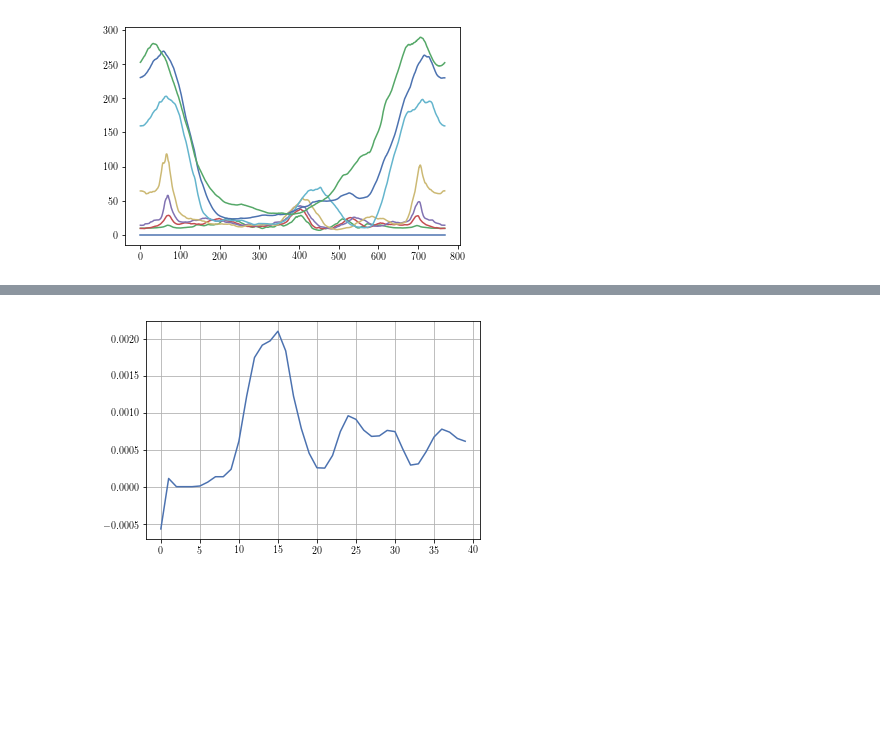
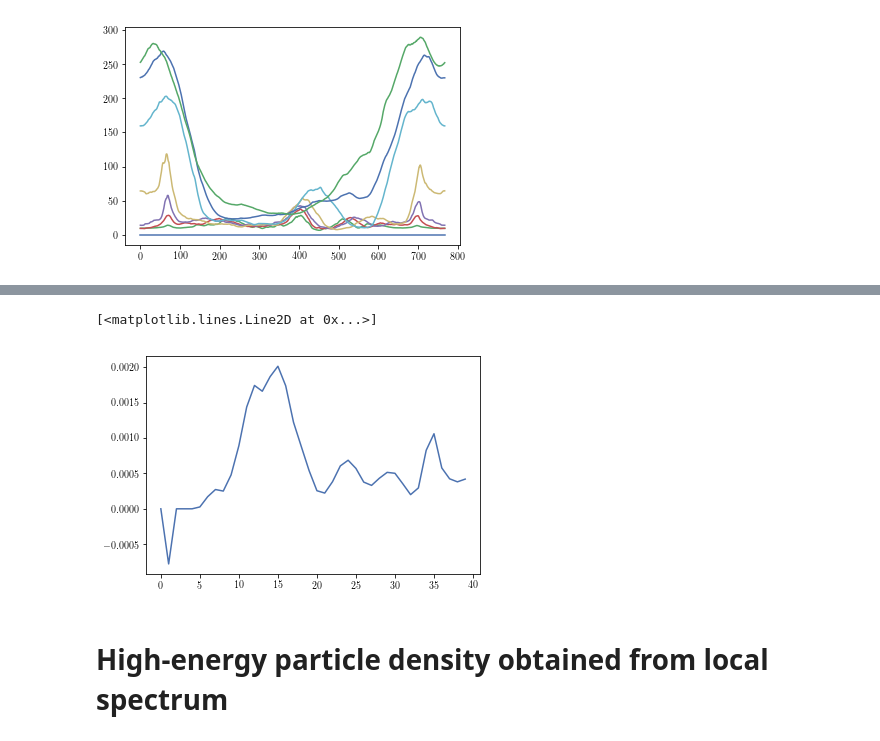
Before and after one commit to xiaocanli/Post-Analysis-VPIC, a Jupyter notebook: python/cori_3d.ipynb, the cells around one changed output, grey strips where cells are left out. Cells and saved outputs as stored; diff of their text form; code cells hidden in the pictures; blank space fills up the shorter version.

```diff
--- a/python/cori_3d.ipynb
+++ b/python/cori_3d.ipynb
@@ -368,0 +522,32 @@ p5, = plt.plot(ne_tot_x[39])
+# %%
+for cl in cs.collections:
+    len_max = 0
+    max_index = 0
+    for index, p in enumerate(cl.get_paths()):
+        v = p.vertices
+        if len(v) > len_max and np.min(v[:, 0] > 10):
+            len_max = len(v)
+            max_index = index
+v = cl.get_paths()[max_index].vertices
+print("Maximum length %d" % len_max)
+print("Minimum time %f" % np.min(v[:, 1]))
+if 'bg0.2' in pic_run:
+    plt.plot(v[:, 0], v[:, 1])
+    f = interpolate.interp1d(v[700:, 1], v[700:, 0])
+    ynew = np.arange(12, 40, 1)
+    xnew1 = np.ceil(f(ynew)).astype(int)
+    plt.plot(v[700:, 0], v[700:, 1], 'o', xnew1, ynew, '-')
+    f = interpolate.interp1d(v[:300, 1], v[:300, 0])
+    ynew = np.arange(12, 40, 1)
+    xnew2 = np.floor(f(ynew)).astype(int)
+    plt.plot(v[:300, 0], v[:300, 1], 'o', xnew2, ynew, '-')
+else:
+    plt.plot(v[:, 0], v[:, 1])
+    f = interpolate.interp1d(v[600:, 1], v[600:, 0])
+    ynew = np.arange(12, 40, 1)
+    xnew1 = np.ceil(f(ynew)).astype(int)
+    plt.plot(v[600:, 0], v[600:, 1], 'o', xnew1, ynew, '-')
+    f = interpolate.interp1d(v[:500, 1], v[:500, 0])
+    ynew = np.arange(12, 40, 1)
+    xnew2 = np.floor(f(ynew)).astype(int)
+    plt.plot(v[:500, 0], v[:500, 1], 'o', xnew2, ynew, '-')
@@ -420,9 +633,17 @@ ne_high_tot = np.sum(np.sum(ne_high_x[:, 2:], axis=2), axis=1)
 # %%
+ne_high_tot = np.sum(np.sum(ne_high_x[:, 2:], axis=2), axis=1)
 dtf = pic_info.dt_fields * pic_info.dtwpe / pic_info.dtwci
 ne_high_ratio20 = np.sum(ne_high_xb[:, 2:], axis=1)
 ne_high_acc = ne_high_tot - ne_high_ratio20
-esc_rate = np.gradient(ne_high_ratio20, dtf) / ne_high_acc
+esc_rate = div0(np.gradient(ne_high_ratio20, dtf), ne_high_acc)
 plt.plot(esc_rate)
-plt.grid(True)
+# plt.plot(ne_high_ratio20)
+# plt.plot(ne_high_acc)
+# plt.plot(np.diff(ne_high_tot))
+# plt.plot(np.sum(ne_high_x, axis=2)[:, 1:])
+# plt.grid(True)
 # %% [output]
+[<matplotlib.lines.Line2D at 0x...>]
-[figure, old version]
+[figure, new version]
+# %% [markdown]
+# High-energy particle density obtained from local spectrum
```
Also changed, not shown: parts of 43 cells of this notebook, 12 other files.
